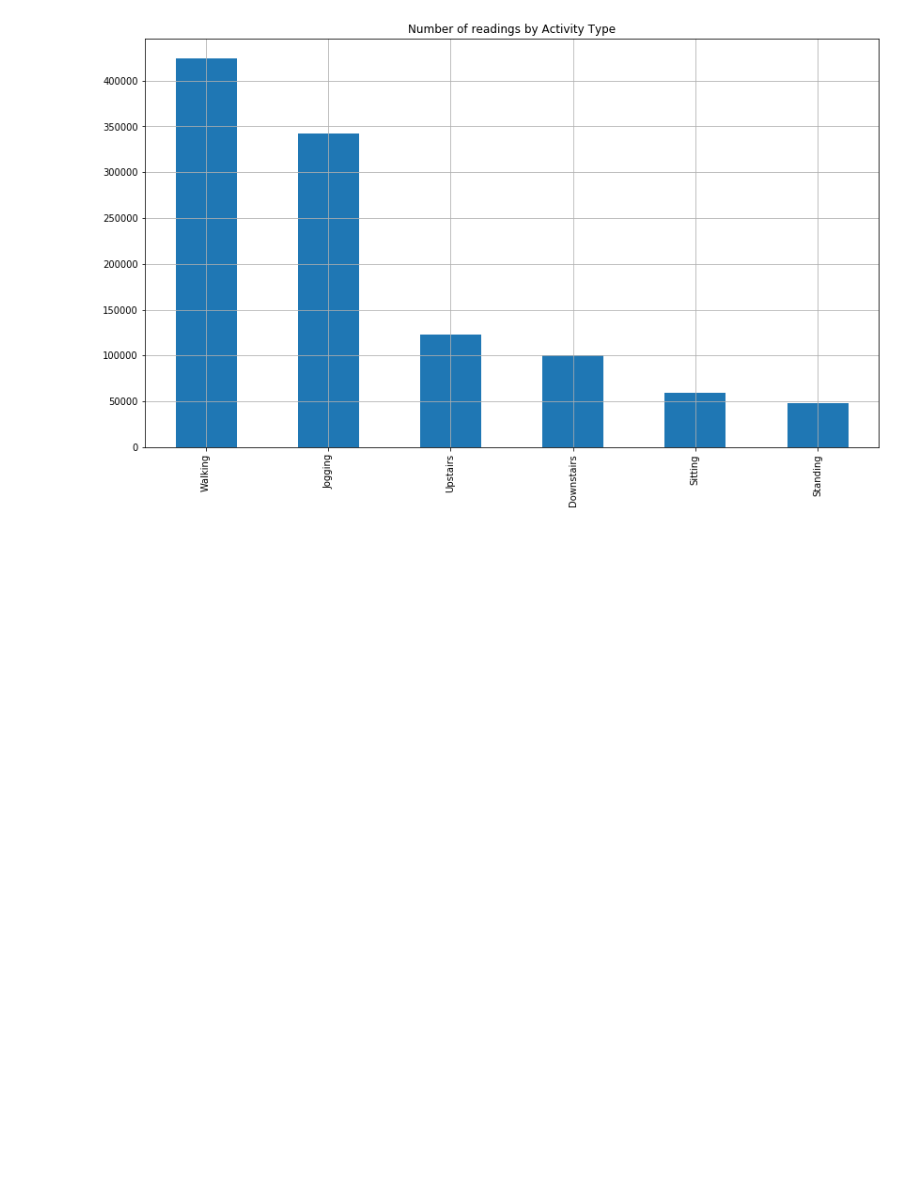
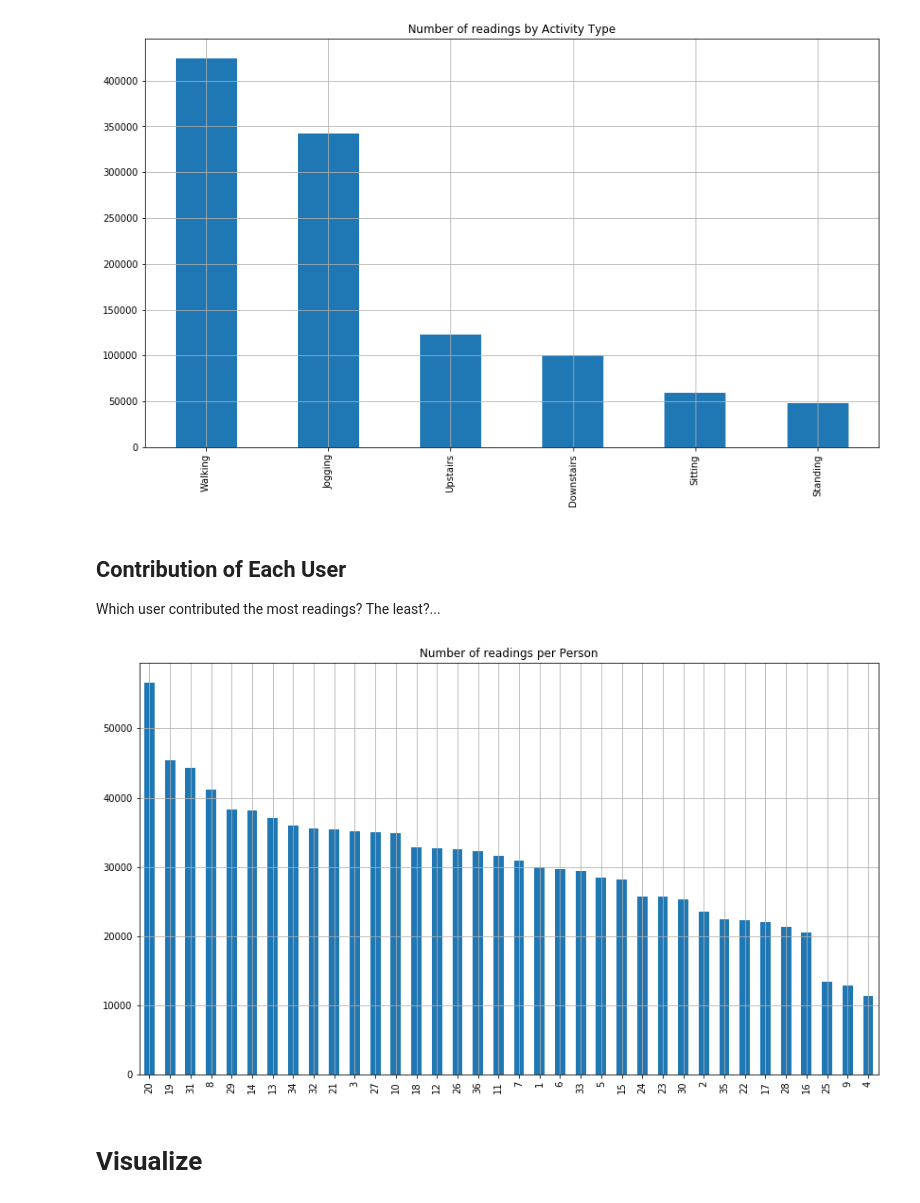
Before and after one commit to sarath-githu/HAR_LSTM_COLAB, a Jupyter notebook: HAR_LSTM_FirstAttempt.ipynb, the cells around one changed output. Saved outputs shown, nothing was run; the diff lists cells and outputs as text; code cells hidden in the pictures; blank space fills up the shorter version.

```diff
--- a/HAR_LSTM_FirstAttempt.ipynb
+++ b/HAR_LSTM_FirstAttempt.ipynb
@@ -106,3 +109,13 @@ countOfActivities = df['activity'].value_counts()
 countOfActivities.plot(kind='bar',title='Number of readings by Activity Type',figsize=(14,8),grid=True);
 # %% [output]
 [figure]
+# %% [markdown]
+## Contribution of Each User
+Which user contributed the most readings?  The least?...
+# %%
+countOfReadingsPerPerson = df['user'].value_counts()
+countOfReadingsPerPerson.plot(kind='bar',title='Number of readings per Person',figsize=(14,8),grid=True);
+# %% [output]
+[figure, added]
+# %% [markdown]
+# Visualize
```
Also changed, not shown: parts of 42 cells of this notebook.
